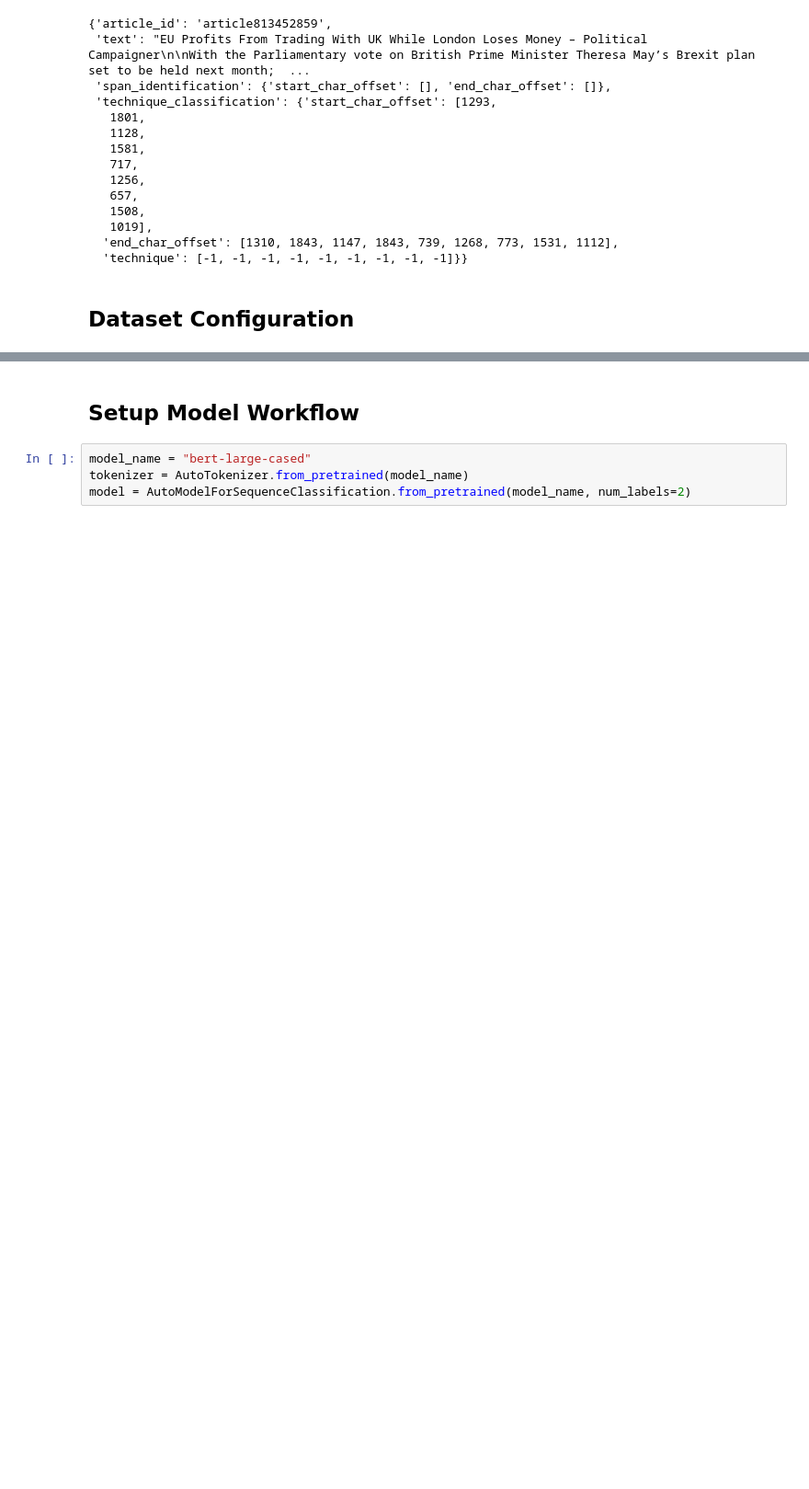
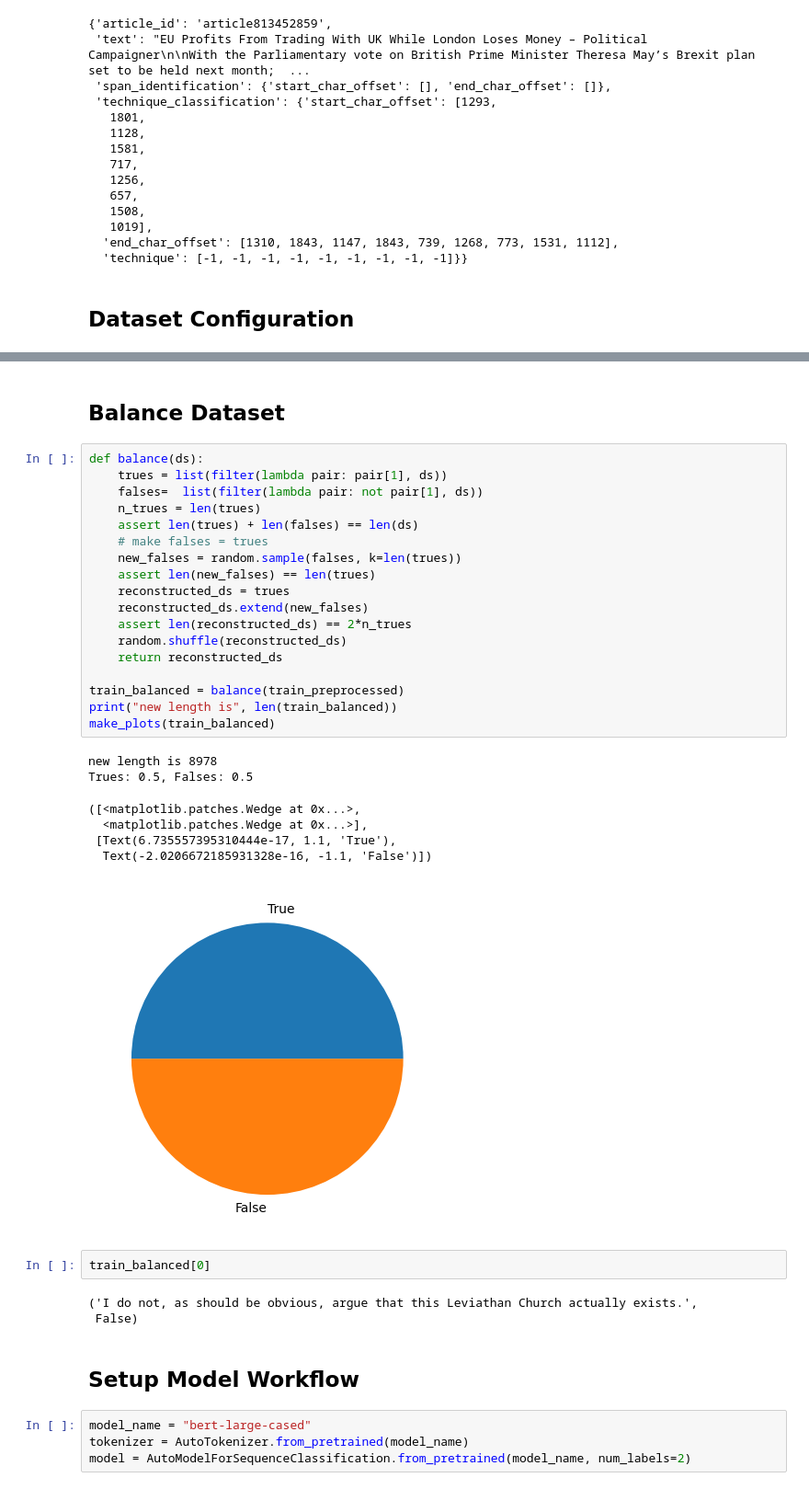
Before and after one commit to townsag/UltraViolet, a Jupyter notebook: backend/ml_classification.ipynb, the cells around one changed output, grey strips where cells are left out. Shown at 92% size. Drawn from its saved outputs; the diff is of its cells as text; blank space fills up the shorter version.

```diff
--- a/backend/ml_classification.ipynb
+++ b/backend/ml_classification.ipynb
@@ -149,3 +153,36 @@ Trues: 0.3550540368722187, Falses: 0.6449459631277813
+# %% [markdown]
+## Balance Dataset
+# %%
+def balance(ds):
+    trues = list(filter(lambda pair: pair[1], ds))
+    falses=  list(filter(lambda pair: not pair[1], ds))
+    n_trues = len(trues)
+    assert len(trues) + len(falses) == len(ds)
+    # make falses = trues
+    new_falses = random.sample(falses, k=len(trues))
+    assert len(new_falses) == len(trues)
+    reconstructed_ds = trues
+    reconstructed_ds.extend(new_falses)
+    assert len(reconstructed_ds) == 2*n_trues
+    random.shuffle(reconstructed_ds)
+    return reconstructed_ds
+
+train_balanced = balance(train_preprocessed)
+print("new length is", len(train_balanced))
+make_plots(train_balanced)
+# %% [output]
+new length is 8978
+Trues: 0.5, Falses: 0.5
+([<matplotlib.patches.Wedge at 0x...>,
+  <matplotlib.patches.Wedge at 0x...>],
+ [Text(6.735557395310444e-17, 1.1, 'True'),
+  Text(-2.0206672185931328e-16, -1.1, 'False')])
+[figure, added]
+# %%
+train_balanced[0]
+# %% [output]
+('I do not, as should be obvious, argue that this Leviathan Church actually exists.',
+ False)
 # %% [markdown]
 ## Setup Model Workflow
 # %%
```
Also changed, not shown: parts of 25 cells of this notebook.
